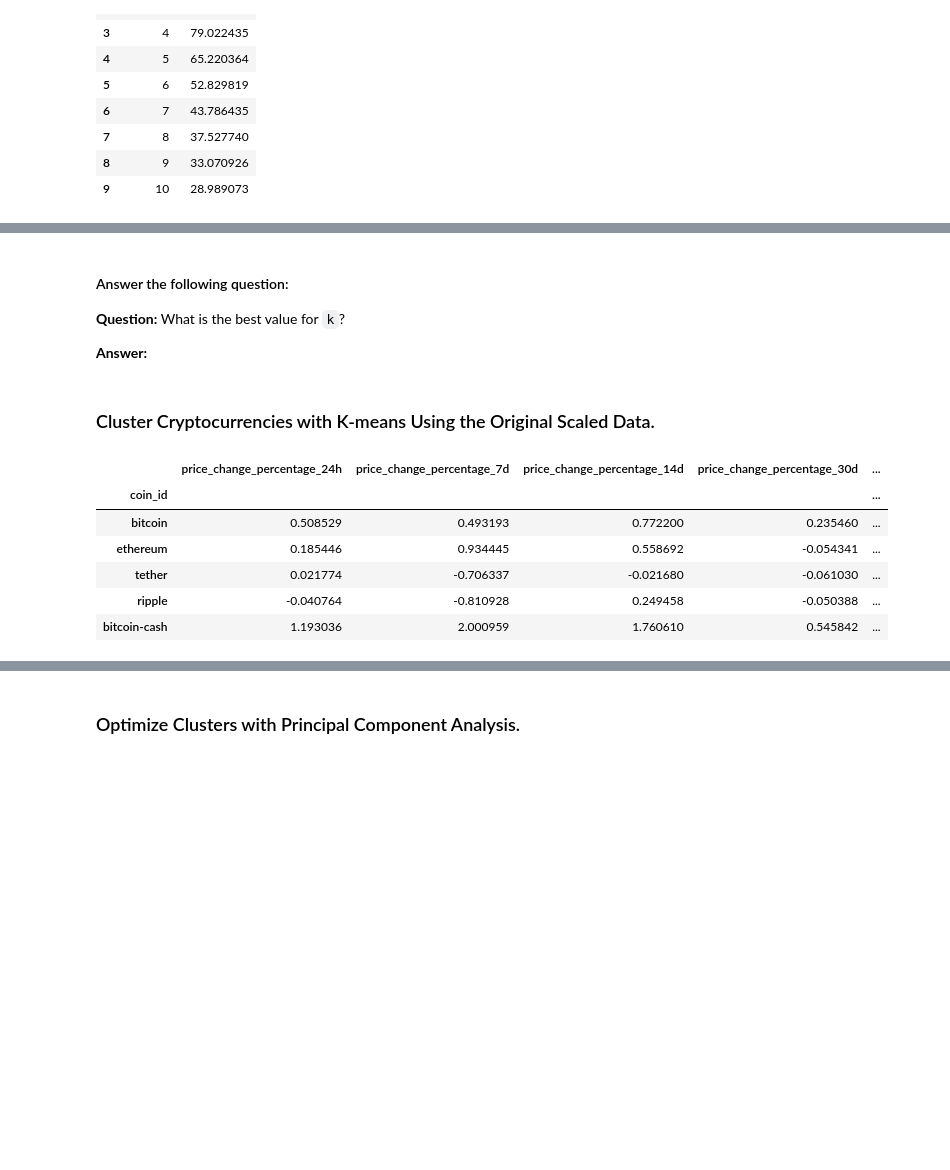
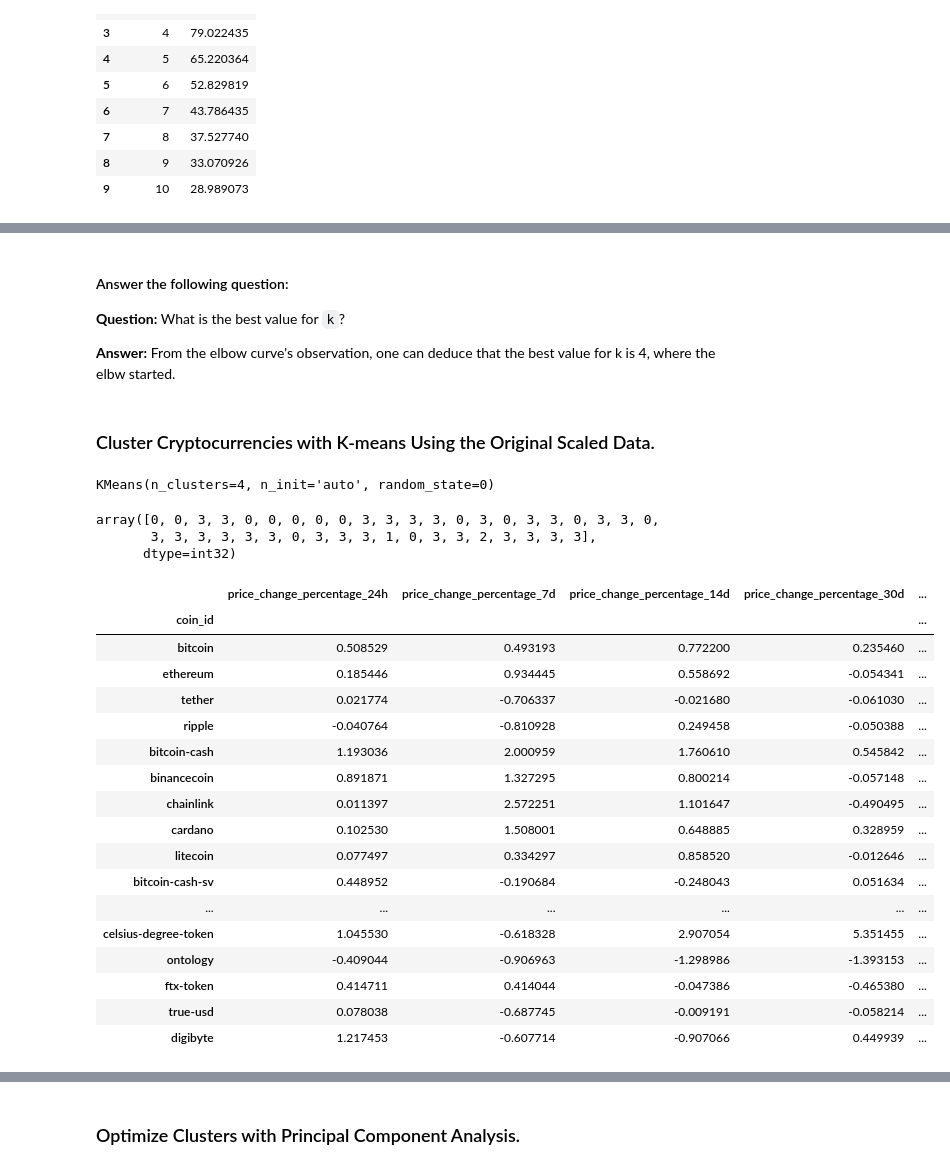
Before and after one commit to Sezeri/CryptoClustering-, a Jupyter notebook: Crypto_Clustering.ipynb, the cells around one changed output, grey strips where cells are left out. Saved outputs shown, nothing was run; the diff lists cells and outputs as text; code cells hidden in the pictures; blank space fills up the shorter version.

```diff
--- a/Crypto_Clustering.ipynb
+++ b/Crypto_Clustering.ipynb
@@ -155,32 +183,55 @@ plt.grid(True)
 **Question:** What is the best value for `k`?
 
 **Answer:**
+From the elbow curve's observation, one can deduce that the best value for k is 4, where the elbw started.
 # %% [markdown]
 ### Cluster Cryptocurrencies with K-means Using the Original Scaled Data.
 # %%
 # Initialize the K-Means model using the best value for k
+kmeans_model = KMeans(n_clusters=4, n_init='auto', random_state=0)
 # %%
 # Fit the K-Means model using the scaled data
+kmeans_model.fit(scaled_df)
+# %% [output]
+KMeans(n_clusters=4, n_init='auto', random_state=0)
 # %%
 # Predict the clusters to group the cryptocurrencies using the scaled data
-
+predicted_clusters = kmeans_model.predict(scaled_df)
 
 # View the resulting array of cluster values.
+predicted_clusters
+# %% [output]
+array([0, 0, 3, 3, 0, 0, 0, 0, 0, 3, 3, 3, 3, 0, 3, 0, 3, 3, 0, 3, 3, 0,
+       3, 3, 3, 3, 3, 3, 0, 3, 3, 3, 1, 0, 3, 3, 2, 3, 3, 3, 3],
+      dtype=int32)
 # %%
 # Create a copy of the DataFrame
+df_with_clusters = scaled_df.copy()
 # %%
 # Add a new column to the DataFrame with the predicted clusters
-
+df_with_clusters['Predicted Clusters'] = predicted_clusters
 
 # Display sample data
+df_with_clusters
 # %% [output]
 |  | price_change_percentage_24h | price_change_percentage_7d | price_change_percentage_14d | price_change_percentage_30d | ... |
 | coin_id |  |  |  |  | ... |
 | bitcoin | 0.508529 | 0.493193 | 0.772200 | 0.235460 | ... |
 | ethereum | 0.185446 | 0.934445 | 0.558692 | -0.054341 | ... |
 | tether | 0.021774 | -0.706337 | -0.021680 | -0.061030 | ... |
 | ripple | -0.040764 | -0.810928 | 0.249458 | -0.050388 | ... |
 | bitcoin-cash | 1.193036 | 2.000959 | 1.760610 | 0.545842 | ... |
+| binancecoin | 0.891871 | 1.327295 | 0.800214 | -0.057148 | ... |
+| chainlink | 0.011397 | 2.572251 | 1.101647 | -0.490495 | ... |
+| cardano | 0.102530 | 1.508001 | 0.648885 | 0.328959 | ... |
+| litecoin | 0.077497 | 0.334297 | 0.858520 | -0.012646 | ... |
+| bitcoin-cash-sv | 0.448952 | -0.190684 | -0.248043 | 0.051634 | ... |
+| ... | ... | ... | ... | ... | ... |
+| celsius-degree-token | 1.045530 | -0.618328 | 2.907054 | 5.351455 | ... |
+| ontology | -0.409044 | -0.906963 | -1.298986 | -1.393153 | ... |
+| ftx-token | 0.414711 | 0.414044 | -0.047386 | -0.465380 | ... |
+| true-usd | 0.078038 | -0.687745 | -0.009191 | -0.058214 | ... |
+| digibyte | 1.217453 | -0.607714 | -0.907066 | 0.449939 | ... |
 # %%
 # Create a scatter plot using Pandas plot by setting
 # `x="price_change_percentage_24h"` and `y="price_change_percentage_7d"`.
```
Also changed, not shown: parts of 20 cells of this notebook.
